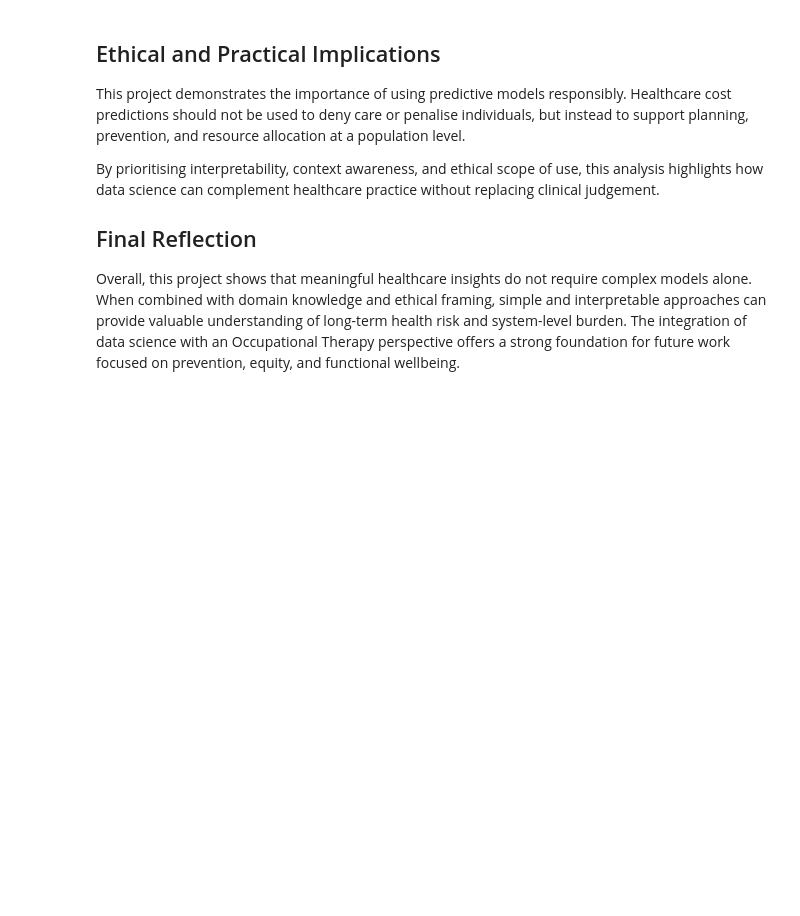
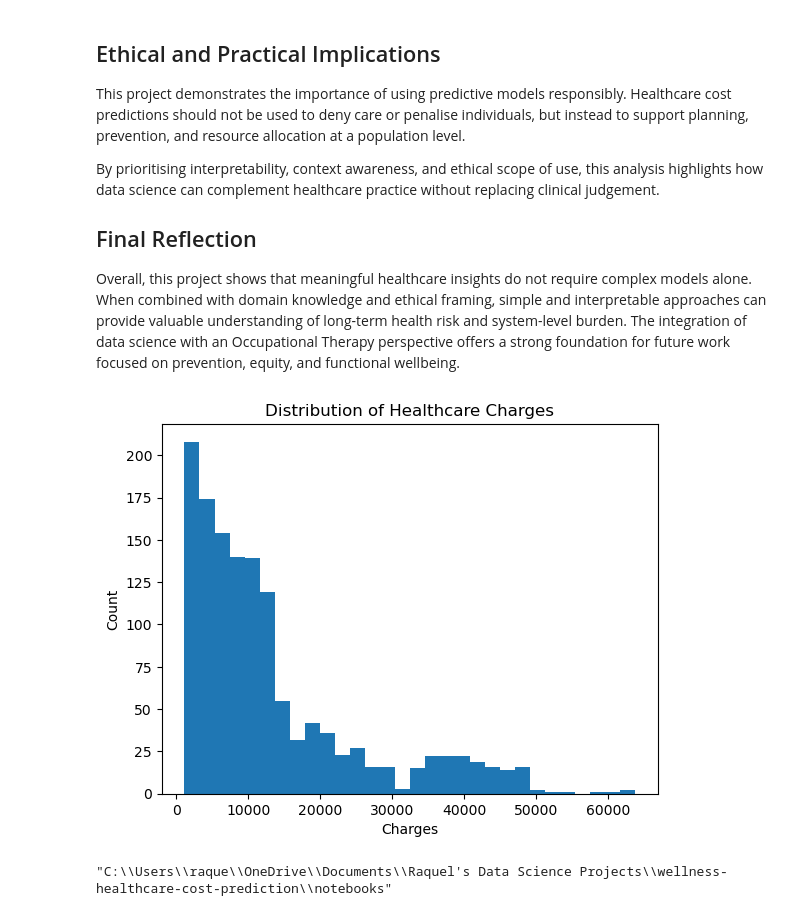
Before and after one commit to Raquel9988/wellness-healthcare-cost-prediction, a Jupyter notebook: notebooks/healthcare_cost_prediction_ot.ipynb, the cells around one changed output. Cells and saved outputs as stored; diff of their text form; code cells hidden in the pictures; blank space fills up the shorter version.

```diff
--- a/notebooks/healthcare_cost_prediction_ot.ipynb
+++ b/notebooks/healthcare_cost_prediction_ot.ipynb
@@ -2242,3 +2242,28 @@ By prioritising interpretability, context awareness, and ethical scope of use, t
 ## Final Reflection
 
 Overall, this project shows that meaningful healthcare insights do not require complex models alone. When combined with domain knowledge and ethical framing, simple and interpretable approaches can provide valuable understanding of long-term health risk and system-level burden. The integration of data science with an Occupational Therapy perspective offers a strong foundation for future work focused on prevention, equity, and functional wellbeing.
+# %%
+plt.figure()
+plt.hist(df["charges"], bins=30)
+plt.title("Distribution of Healthcare Charges")
+plt.xlabel("Charges")
+plt.ylabel("Count")
+plt.show()
+
+plt.figure(figsize=(8,6))
+
+plt.hist(df["charges"], bins=30)
+plt.title("Distribution of Healthcare Charges")
+plt.xlabel("Charges")
+plt.ylabel("Count")
+
+plt.tight_layout()
+plt.savefig("../figures/01_charges_histogram.png", dpi=300)
+plt.close()
+# %% [output]
+[figure, added]
+# %%
+import os
+os.getcwd()
+# %% [output]
+"C:\\Users\\raque\\OneDrive\\Documents\\Raquel's Data Science Projects\\wellness-healthcare-cost-prediction\\notebooks"
```
Also changed, not shown: parts of 21 cells of this notebook, 1 other file.
